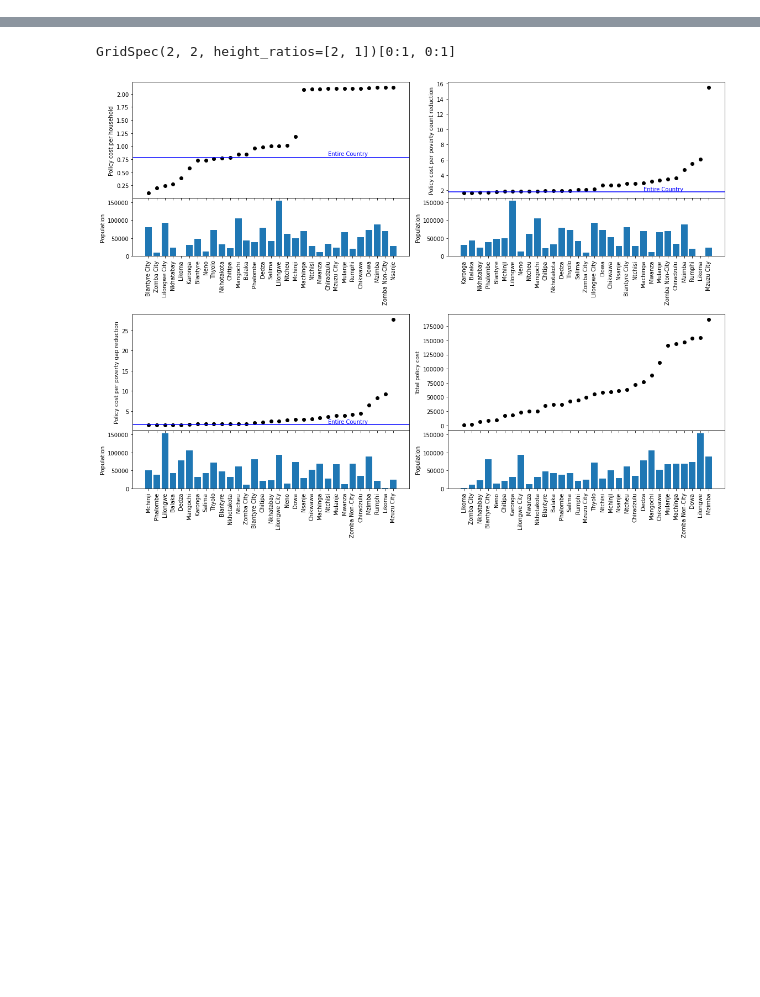
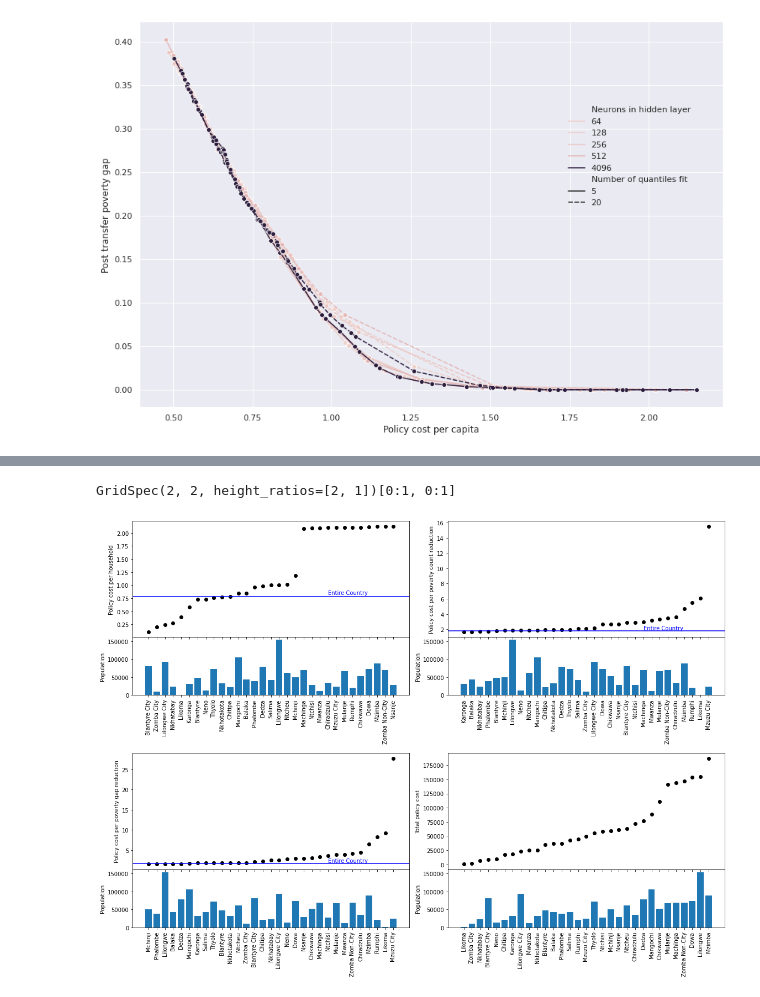
Before and after one commit to lselker13/eop, a Jupyter notebook: run_simulations/plot_malawi.ipynb, the cells around one changed output, grey strips where cells are left out. Cells and saved outputs as stored; diff of their text form; code cells hidden in the pictures; blank space fills up the shorter version.

```diff
--- a/run_simulations/plot_malawi.ipynb
+++ b/run_simulations/plot_malawi.ipynb
@@ -13,0 +128,16 @@ malawi = pd.read_parquet('/home/selker/eop/data/malawi/malawi_cleaned_2019.parqu
+# %%
+to_plot=gap_targeting_parameter_search_results[
+    (gap_targeting_parameter_search_results['Number of quantiles fit'].isin([5,20]))
+    & (gap_targeting_parameter_search_results['features'] == 'all_durable')
+
+]
+fg = relplot(
+    data=to_plot, kind='line',
+    x="policy_cost_per_capita", y="post_transfer_poverty_rate", hue="Neurons in hidden layer",
+    style='Number of quantiles fit',
+    marker='o', height=8, aspect=12/8
+)
+fg.set(xlabel='Policy cost per capita', ylabel='Post transfer poverty gap')
+sns.move_legend(fg, "upper right",bbox_to_anchor=(.8,.8))
+# %% [output]
+[figure, added]
```
Also changed, not shown: parts of 19 cells of this notebook, 8 other files.
